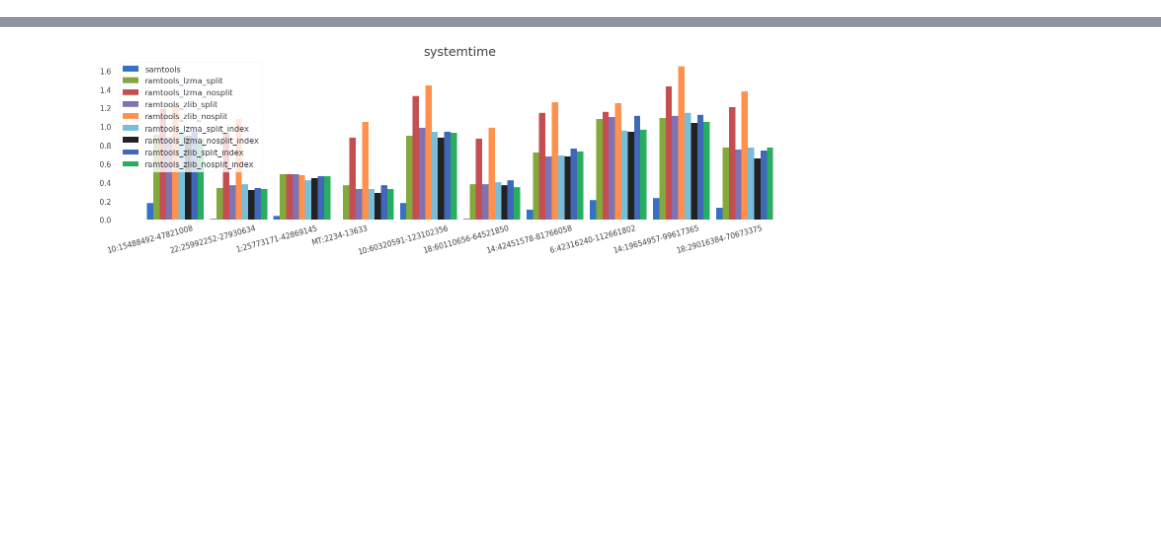
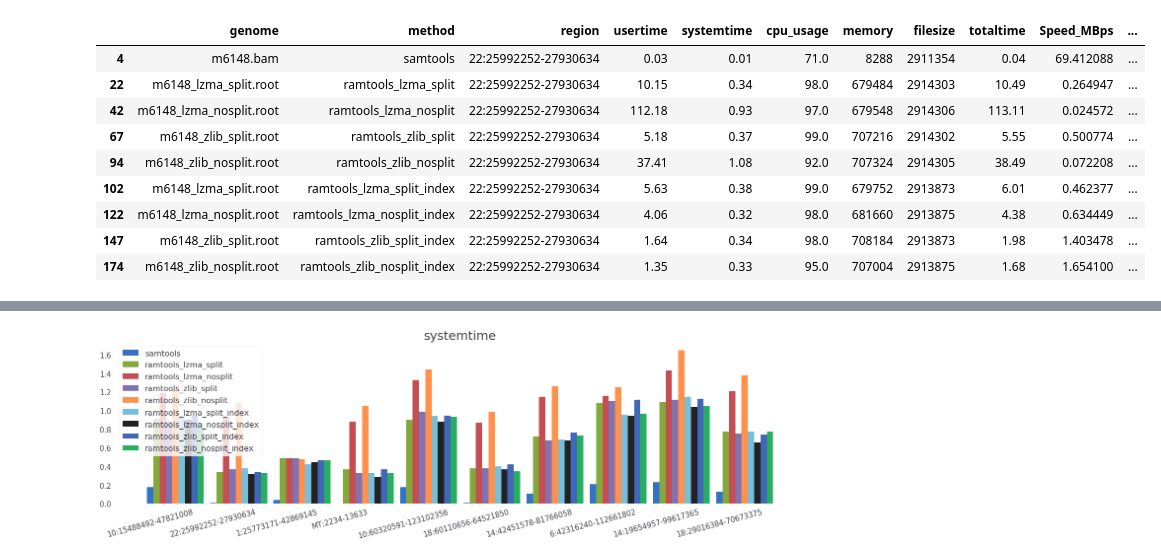
Before and after one commit to GeneROOT/ramtools, a Jupyter notebook: ramview_perf.ipynb, the cells around one changed output, grey strips where cells are left out. Saved outputs shown, nothing was run; the diff lists cells and outputs as text; code cells hidden in the pictures; blank space fills up the shorter version.

```diff
--- a/ramview_perf.ipynb
+++ b/ramview_perf.ipynb
@@ -75 +109,14 @@ all_methods = methods + methods_index[1:]
+# %%
+df[df['region']==regions[1]]
+# %% [output]
+|  | genome | method | region | usertime | systemtime | cpu_usage | memory | filesize | totaltime | Speed_MBps | ... |
+| 4 | m6148.bam | samtools | 22:25992252-27930634 | 0.03 | 0.01 | 71.0 | 8288 | 2911354 | 0.04 | 69.412088 | ... |
+| 22 | m6148_lzma_split.root | ramtools_lzma_split | 22:25992252-27930634 | 10.15 | 0.34 | 98.0 | 679484 | 2914303 | 10.49 | 0.264947 | ... |
+| 42 | m6148_lzma_nosplit.root | ramtools_lzma_nosplit | 22:25992252-27930634 | 112.18 | 0.93 | 97.0 | 679548 | 2914306 | 113.11 | 0.024572 | ... |
+| 67 | m6148_zlib_split.root | ramtools_zlib_split | 22:25992252-27930634 | 5.18 | 0.37 | 99.0 | 707216 | 2914302 | 5.55 | 0.500774 | ... |
+| 94 | m6148_zlib_nosplit.root | ramtools_zlib_nosplit | 22:25992252-27930634 | 37.41 | 1.08 | 92.0 | 707324 | 2914305 | 38.49 | 0.072208 | ... |
+| 102 | m6148_lzma_split.root | ramtools_lzma_split_index | 22:25992252-27930634 | 5.63 | 0.38 | 99.0 | 679752 | 2913873 | 6.01 | 0.462377 | ... |
+| 122 | m6148_lzma_nosplit.root | ramtools_lzma_nosplit_index | 22:25992252-27930634 | 4.06 | 0.32 | 98.0 | 681660 | 2913875 | 4.38 | 0.634449 | ... |
+| 147 | m6148_zlib_split.root | ramtools_zlib_split_index | 22:25992252-27930634 | 1.64 | 0.34 | 98.0 | 708184 | 2913873 | 1.98 | 1.403478 | ... |
+| 174 | m6148_zlib_nosplit.root | ramtools_zlib_nosplit_index | 22:25992252-27930634 | 1.35 | 0.33 | 95.0 | 707004 | 2913875 | 1.68 | 1.654100 | ... |
 # %%
```
Also changed, not shown: parts of 6 cells of this notebook.
